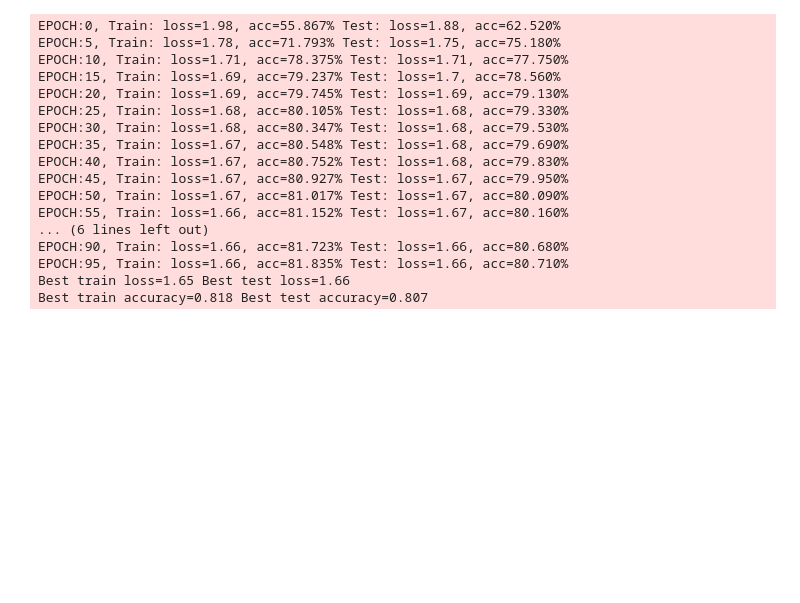
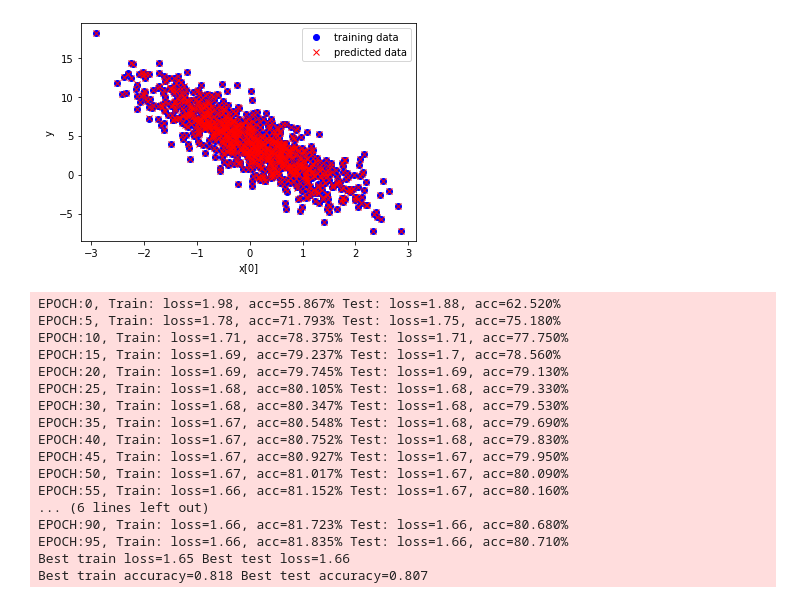
Before and after one commit to kiyalab-tmu/2021-sem1-rinko, a Jupyter notebook: mikisanmktn/chapter03.ipynb, the cells around one changed output. Saved outputs shown, nothing was run; the diff lists cells and outputs as text; code cells hidden in the pictures; blank space fills up the shorter version.

```diff
--- a/mikisanmktn/chapter03.ipynb
+++ b/mikisanmktn/chapter03.ipynb
@@ -233,3 +240,13 @@ plt.show()
+# %%
+fig, ax = plt.subplots()
+ax.plot(x_train[:,1], y_train, "bo", label="training data")
+ax.plot(x_train[:,1], y_pred, "rx", label="predicted data")
+ax.set_xlabel("x[0]")
+ax.set_ylabel("y")
+ax.legend()
+plt.show()
+# %% [output]
+[figure, added]
 # %%
 #Q2: Softmax Regression
 EPOCH_NUM = 100
```
Also changed, not shown: parts of 5 cells of this notebook.
